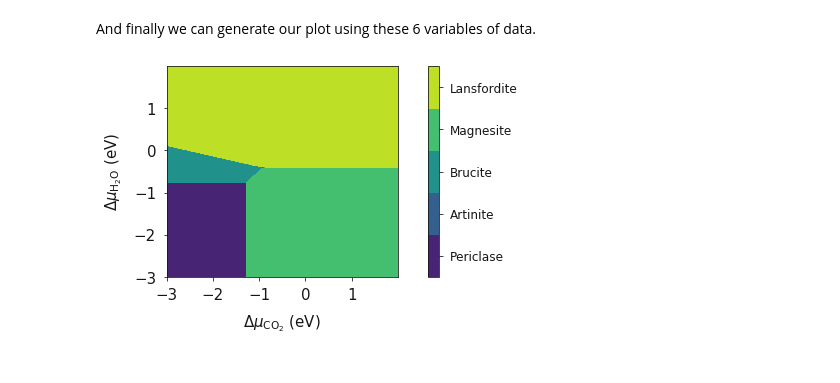
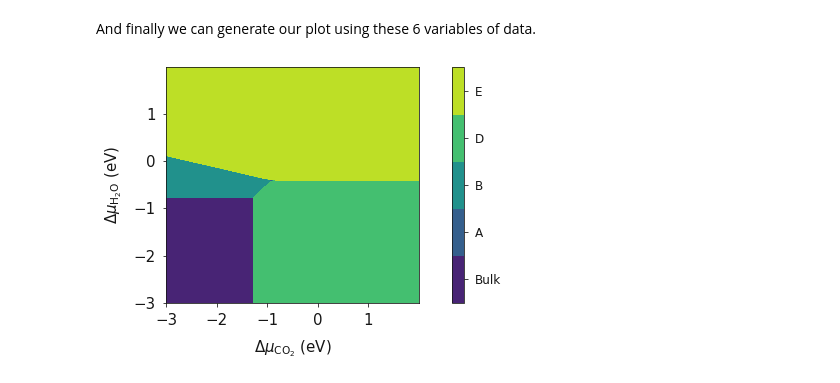
Before and after one commit to symmy596/SurfinPy, a Jupyter notebook: examples/Notebooks/Bulk/Tutorial_1.ipynb, the cells around one changed output. Drawn from its saved outputs; the diff is of its cells as text; code cells hidden in the pictures.

```diff
--- a/examples/Notebooks/Bulk/Tutorial_1.ipynb
+++ b/examples/Notebooks/Bulk/Tutorial_1.ipynb
@@ -73,12 +73,21 @@ bulk = data.ReferenceDataSet(cation = 1, anion = 1, energy = -92.0, funits = 10)
 # %% [markdown]
 Next we create the bulk `surfinpy.data.DataSet` objects - one for each surface or "phase". `cation` is the number of cations, `x` is in this case the number of oxygen species (corresponding to the X axis of the phase diagram), `y` is the number of in this case water molecules (corresponding to the Y axis of our phase diagram), `energy` is the DFT energy, `label` is the label for the phase (appears on the phase diagram) and finally `nSpecies` is the number of adsorbin species.
 # %%
-MgO = data.DataSet(cation = 10, x = 0, y = 0, energy = -92.0, label = "Periclase")
-Art = data.DataSet(cation = 10, x = 5, y = 20, energy = -468.0, label = "Artinite")
-Bru = data.DataSet(cation = 10, x = 0, y = 10, energy = -228.0, label = "Brucite")
-Nes = data.DataSet(cation = 10, x = 10, y = 30, energy = -706.0, label = "Nesquehonite")
-Mag = data.DataSet(cation = 10, x = 10, y = 0, energy = -310.0, label = "Magnesite")
-Lan = data.DataSet(cation = 10, x = 10, y = 50, energy = -972.0, label = "Lansfordite")
-Hyd = data.DataSet(cation = 10, x = 8, y = 10, energy = -398.0, label = "Hydromagnesite")
+# MgO = data.DataSet(cation = 10, x = 0, y = 0, energy = -92.0, label = "Bulk")
+# Art = data.DataSet(cation = 10, x = 5, y = 20, energy = -468.0, label = "Artinite")
+# Bru = data.DataSet(cation = 10, x = 0, y = 10, energy = -228.0, label = "Brucite")
+# Nes = data.DataSet(cation = 10, x = 10, y = 30, energy = -706.0, label = "Nesquehonite")
+# Mag = data.DataSet(cation = 10, x = 10, y = 0, energy = -310.0, label = "Magnesite")
+# Lan = data.DataSet(cation = 10, x = 10, y = 50, energy = -972.0, label = "Lansfordite")
+# Hyd = data.DataSet(cation = 10, x = 8, y = 10, energy = -398.0, label = "Hydromagnesite")
+
+
+Bulk = data.DataSet(cation = 10, x = 0, y = 0, energy = -92.0, label = "Bulk")
+A = data.DataSet(cation = 10, x = 5, y = 20, energy = -468.0, label = "A")
+B = data.DataSet(cation = 10, x = 0, y = 10, energy = -228.0, label = "B")
+C = data.DataSet(cation = 10, x = 10, y = 30, energy = -706.0, label = "C")
+D = data.DataSet(cation = 10, x = 10, y = 0, energy = -310.0, label = "D")
+E = data.DataSet(cation = 10, x = 10, y = 50, energy = -972.0, label = "E")
+F = data.DataSet(cation = 10, x = 8, y = 10, energy = -398.0, label = "F")
 # %% [markdown]
 Next we need to create a list of our data. Don't worry about the order, surfinpy will sort that out for you.
@@ -87,3 +94,5 @@ data = [MgO, Art, Bru, Nes,  Mag, Lan, Hyd]
+# %%
+data = [Bulk, A, B, C,  D, E, F]
 # %% [markdown]
 We now need to generate our X and Y axis, or more appropriately, our chemical potential values. These exist in a dictionary. 'Range' corresponds to the range of chemcial potential values to be considered and 'Label' is the axis label.  Additionally, the x and y energy need to be specified.
 
@@ -102,7 +111,7 @@ And finally we can generate our plot using these 6 variables of data.
 # %%
 system = bmvm.calculate(data, bulk, deltaX, deltaY, x_energy, y_energy)
 
-ax = system.plot_phase(figsize=(6, 4))
+ax = system.plot_phase(figsize=(6, 4.5))
 plt.show()
 # %% [output]
-[figure, old version]
+[figure, new version]
```
Also changed, not shown: parts of 4 cells of this notebook, 27 other files.
